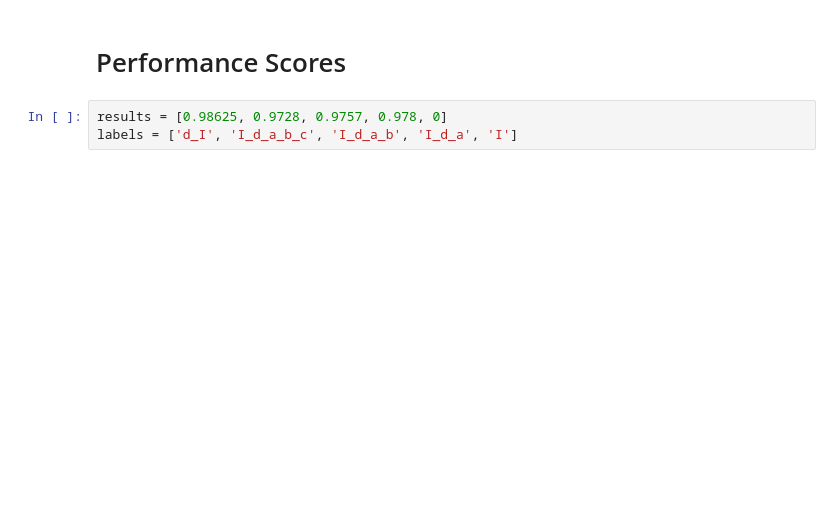
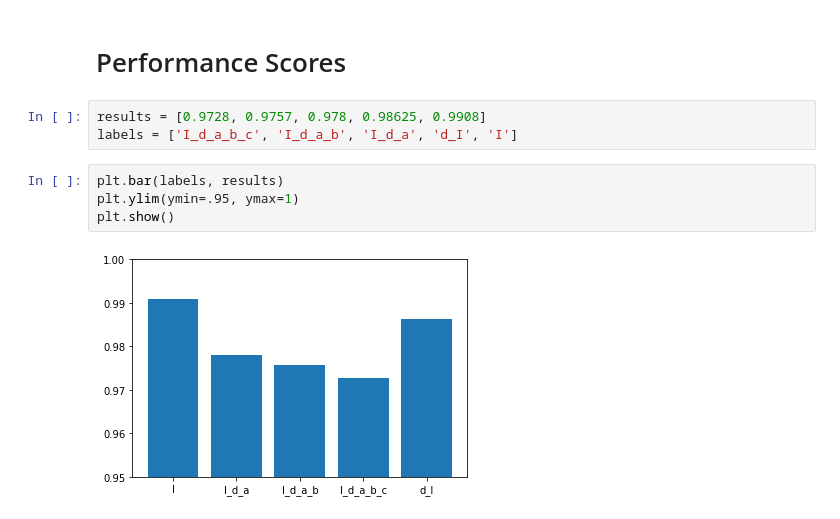
Before and after one commit to moduIo/Neural-State-Classification, a Jupyter notebook: models/parametric_neuron_models/networks.ipynb, the cells around one changed output. Cells and saved outputs as stored; diff of their text form; blank space fills up the shorter version.

```diff
--- a/models/parametric_neuron_models/networks.ipynb
+++ b/models/parametric_neuron_models/networks.ipynb
@@ -340,5 +377,11 @@ Epoch 7/10
 # %% [markdown]
 # Performance Scores
 # %%
-results = [0.98625, 0.9728, 0.9757, 0.978, 0]
-labels = ['d_I', 'I_d_a_b_c', 'I_d_a_b', 'I_d_a', 'I']
+results = [0.9728, 0.9757, 0.978, 0.98625, 0.9908]
+labels = ['I_d_a_b_c', 'I_d_a_b', 'I_d_a', 'd_I', 'I']
+# %%
+plt.bar(labels, results)
+plt.ylim(ymin=.95, ymax=1)
+plt.show()
+# %% [output]
+[figure, added]
```
Also changed, not shown: parts of 9 cells of this notebook, 4 other files.
